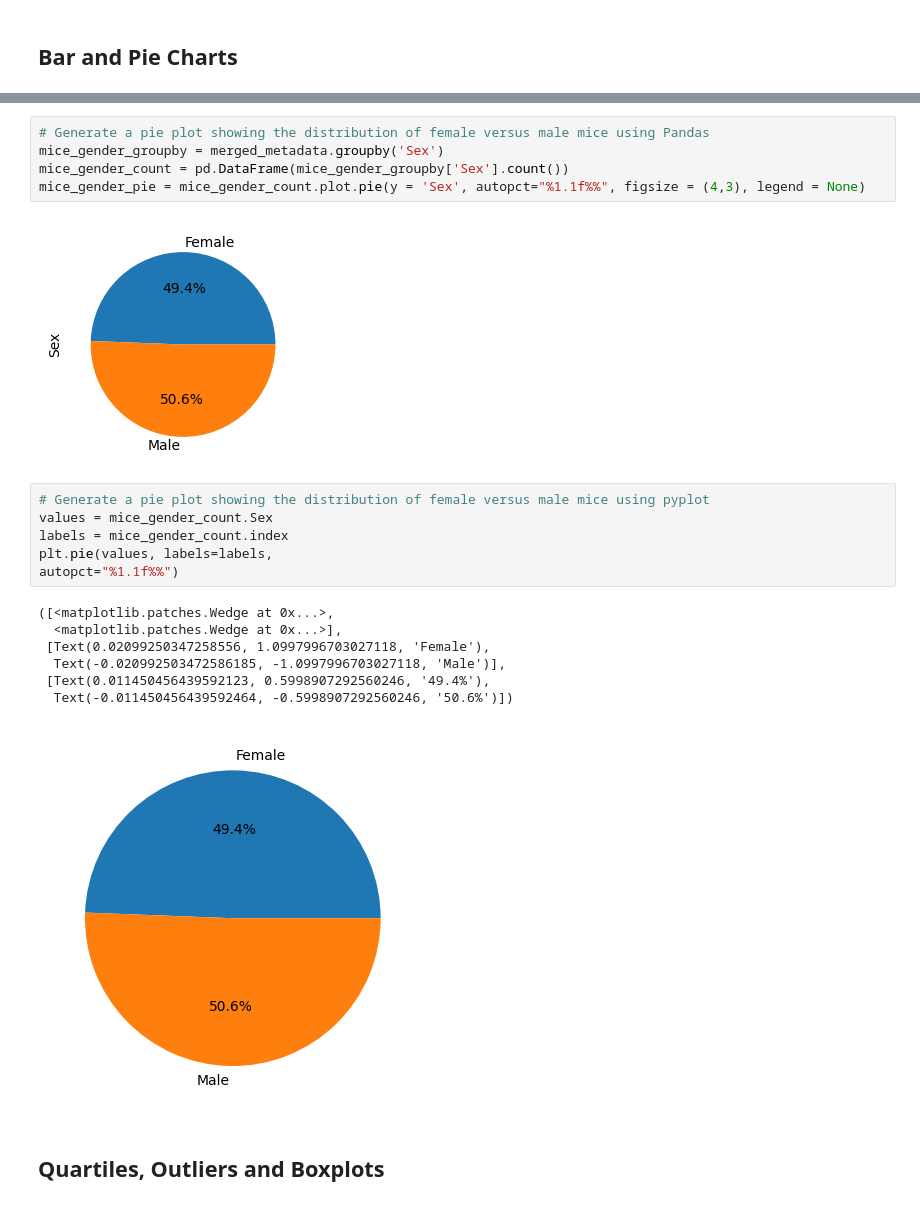
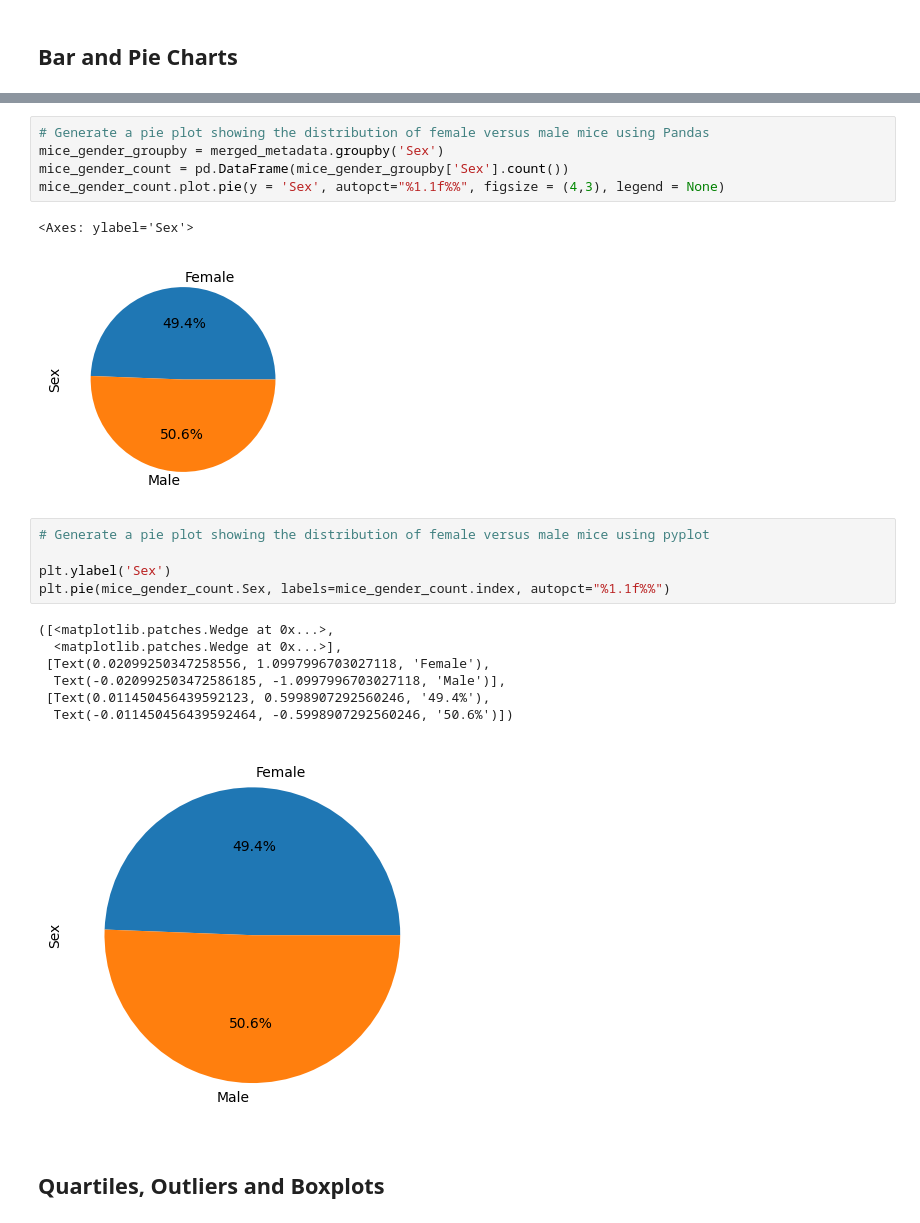
Before and after one commit to Minh1327/Data-Visualisation---Challenge, a Jupyter notebook: Pymaceuticals/main.ipynb, the cells around one changed output, grey strips where cells are left out. Cells and saved outputs as stored; diff of their text form.

```diff
--- a/Pymaceuticals/main.ipynb
+++ b/Pymaceuticals/main.ipynb
@@ -178,23 +177,23 @@ plt.show()
 # Generate a pie plot showing the distribution of female versus male mice using Pandas
 mice_gender_groupby = merged_metadata.groupby('Sex')
 mice_gender_count = pd.DataFrame(mice_gender_groupby['Sex'].count())
-mice_gender_pie = mice_gender_count.plot.pie(y = 'Sex', autopct="%1.1f%%", figsize = (4,3), legend = None)
+mice_gender_count.plot.pie(y = 'Sex', autopct="%1.1f%%", figsize = (4,3), legend = None)
 # %% [output]
+<Axes: ylabel='Sex'>
 [figure]
 # %%
 # Generate a pie plot showing the distribution of female versus male mice using pyplot
-values = mice_gender_count.Sex
-labels = mice_gender_count.index
-plt.pie(values, labels=labels,
-autopct="%1.1f%%")
+
+plt.ylabel('Sex')
+plt.pie(mice_gender_count.Sex, labels=mice_gender_count.index, autopct="%1.1f%%")
 # %% [output]
 ([<matplotlib.patches.Wedge at 0x...>,
   <matplotlib.patches.Wedge at 0x...>],
  [Text(0.02099250347258556, 1.0997996703027118, 'Female'),
   Text(-0.020992503472586185, -1.0997996703027118, 'Male')],
  [Text(0.011450456439592123, 0.5998907292560246, '49.4%'),
   Text(-0.011450456439592464, -0.5998907292560246, '50.6%')])
-[figure, old version]
+[figure, new version]
 # %% [markdown]
 ## Quartiles, Outliers and Boxplots
 # %%
```
Also changed, not shown: parts of 17 cells of this notebook, 1 other file.
